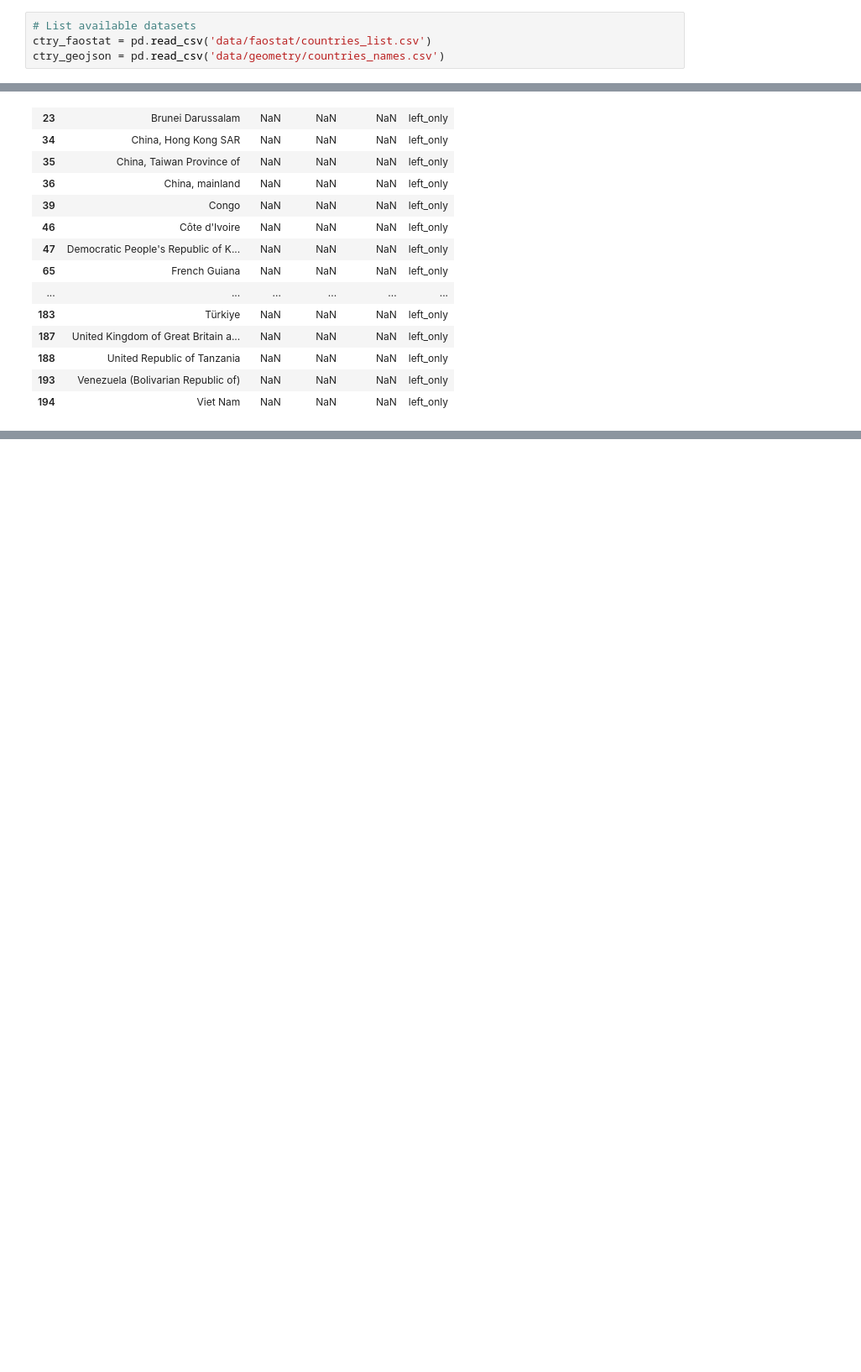
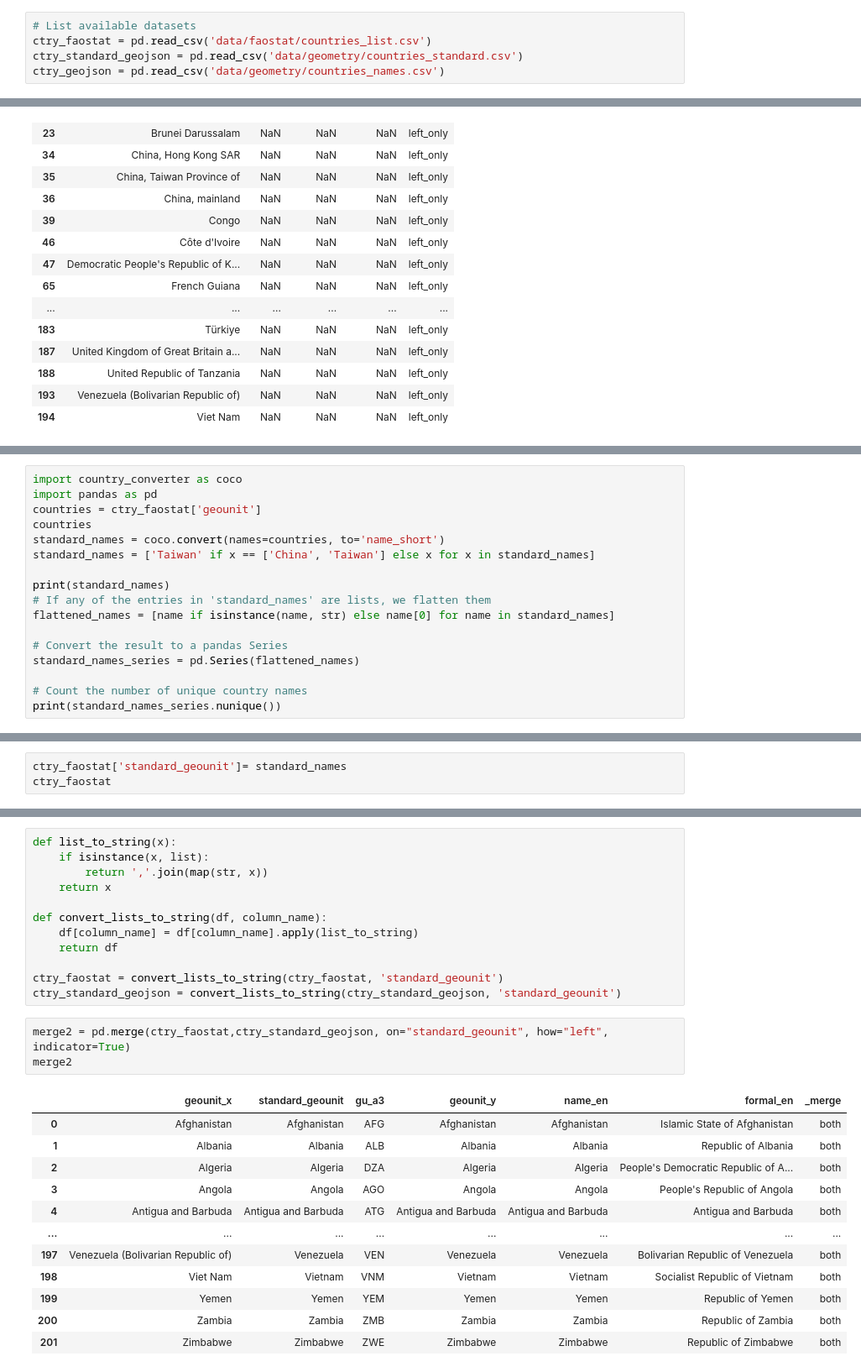
Before and after one commit to epsilonite/data-viz-project, a Jupyter notebook: static/faostat_3_merge.ipynb, the cells around one changed output, grey strips where cells are left out. Shown at 84% size. Saved outputs shown, nothing was run; the diff lists cells and outputs as text; blank space fills up the shorter version.

Commit message:
update iucn red list main api data, add in country normalizer and standard geounit names

```diff
--- a/static/faostat_3_merge.ipynb
+++ b/static/faostat_3_merge.ipynb
@@ -3,6 +3,7 @@ import pandas as pd
 # %%
 # List available datasets
 ctry_faostat = pd.read_csv('data/faostat/countries_list.csv')
+ctry_standard_geojson = pd.read_csv('data/geometry/countries_standard.csv')
 ctry_geojson = pd.read_csv('data/geometry/countries_names.csv')
 # %%
 ctry_faostat.sort_values(by='0',inplace=True)
@@ -83,0 +97,17 @@ KeyError: 'Bolivia'
+# %%
+import country_converter as coco
+import pandas as pd
+countries = ctry_faostat['geounit']
+countries
+standard_names = coco.convert(names=countries, to='name_short')
+standard_names = ['Taiwan' if x == ['China', 'Taiwan'] else x for x in standard_names]
+
+print(standard_names)
+# If any of the entries in 'standard_names' are lists, we flatten them
+flattened_names = [name if isinstance(name, str) else name[0] for name in standard_names]
+
+# Convert the result to a pandas Series
+standard_names_series = pd.Series(flattened_names)
+
+# Count the number of unique country names
+print(standard_names_series.nunique())
@@ -83,0 +134,3 @@ KeyError: 'Bolivia'
+# %%
+ctry_faostat['standard_geounit']= standard_names
+ctry_faostat
@@ -83,0 +151,28 @@ KeyError: 'Bolivia'
+# %%
+def list_to_string(x):
+    if isinstance(x, list):
+        return ','.join(map(str, x))
+    return x
+
+def convert_lists_to_string(df, column_name):
+    df[column_name] = df[column_name].apply(list_to_string)
+    return df
+
+ctry_faostat = convert_lists_to_string(ctry_faostat, 'standard_geounit')
+ctry_standard_geojson = convert_lists_to_string(ctry_standard_geojson, 'standard_geounit')
+# %%
+merge2 = pd.merge(ctry_faostat,ctry_standard_geojson, on="standard_geounit", how="left", indicator=True)
+merge2
+# %% [output]
+|  | geounit_x | standard_geounit | gu_a3 | geounit_y | name_en | formal_en | _merge |
+| 0 | Afghanistan | Afghanistan | AFG | Afghanistan | Afghanistan | Islamic State of Afghanistan | both |
+| 1 | Albania | Albania | ALB | Albania | Albania | Republic of Albania | both |
+| 2 | Algeria | Algeria | DZA | Algeria | Algeria | People's Democratic Republic of A... | both |
+| 3 | Angola | Angola | AGO | Angola | Angola | People's Republic of Angola | both |
+| 4 | Antigua and Barbuda | Antigua and Barbuda | ATG | Antigua and Barbuda | Antigua and Barbuda | Antigua and Barbuda | both |
+| ... | ... | ... | ... | ... | ... | ... | ... |
+| 197 | Venezuela (Bolivarian Republic of) | Venezuela | VEN | Venezuela | Venezuela | Bolivarian Republic of Venezuela | both |
+| 198 | Viet Nam | Vietnam | VNM | Vietnam | Vietnam | Socialist Republic of Vietnam | both |
+| 199 | Yemen | Yemen | YEM | Yemen | Yemen | Republic of Yemen | both |
+| 200 | Zambia | Zambia | ZMB | Zambia | Zambia | Republic of Zambia | both |
+| 201 | Zimbabwe | Zimbabwe | ZWE | Zimbabwe | Zimbabwe | Republic of Zimbabwe | both |
```
Also changed, not shown: parts of 6 cells of this notebook, 5 other files.
